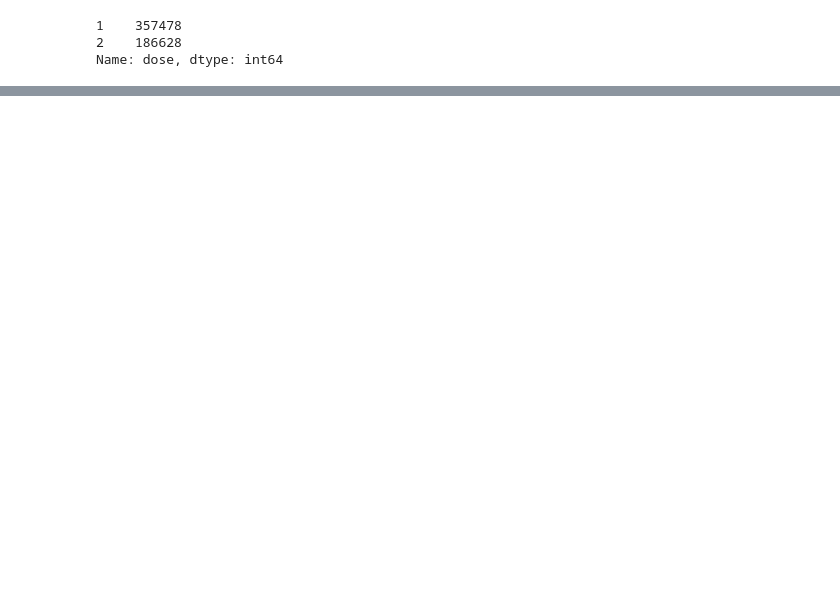
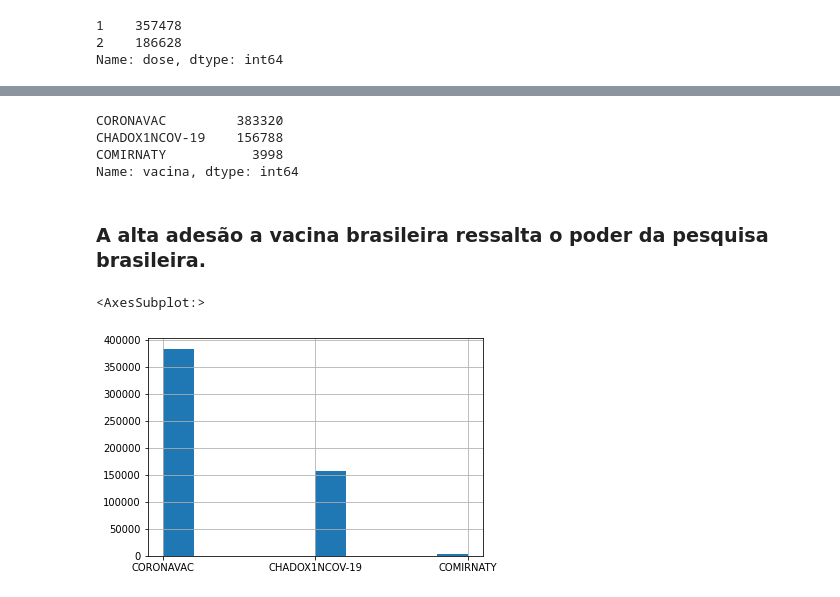
Before and after one commit to yvesemmanuel/analise_dados, a Jupyter notebook: Análise de Dados da Vacinação no Recife.ipynb, the cells around one changed output, grey strips where cells are left out. Drawn from its saved outputs; the diff is of its cells as text; code cells hidden in the pictures; blank space fills up the shorter version.

Commit message:
adicionando histogramas e suas perspectivas

```diff
--- a/Análise de Dados da Vacinação no Recife.ipynb
+++ b/Análise de Dados da Vacinação no Recife.ipynb
@@ -107,0 +109,14 @@ data['dose'].hist()
+# %%
+data['vacina'].value_counts()
+# %% [output]
+CORONAVAC         383320
+CHADOX1NCOV-19    156788
+COMIRNATY           3998
+Name: vacina, dtype: int64
+# %% [markdown]
+### A alta adesão a vacina brasileira ressalta o poder da pesquisa brasileira.
+# %%
+data['vacina'].hist()
+# %% [output]
+<AxesSubplot:>
+[figure, added]
```
Also changed, not shown: parts of 7 cells of this notebook.
